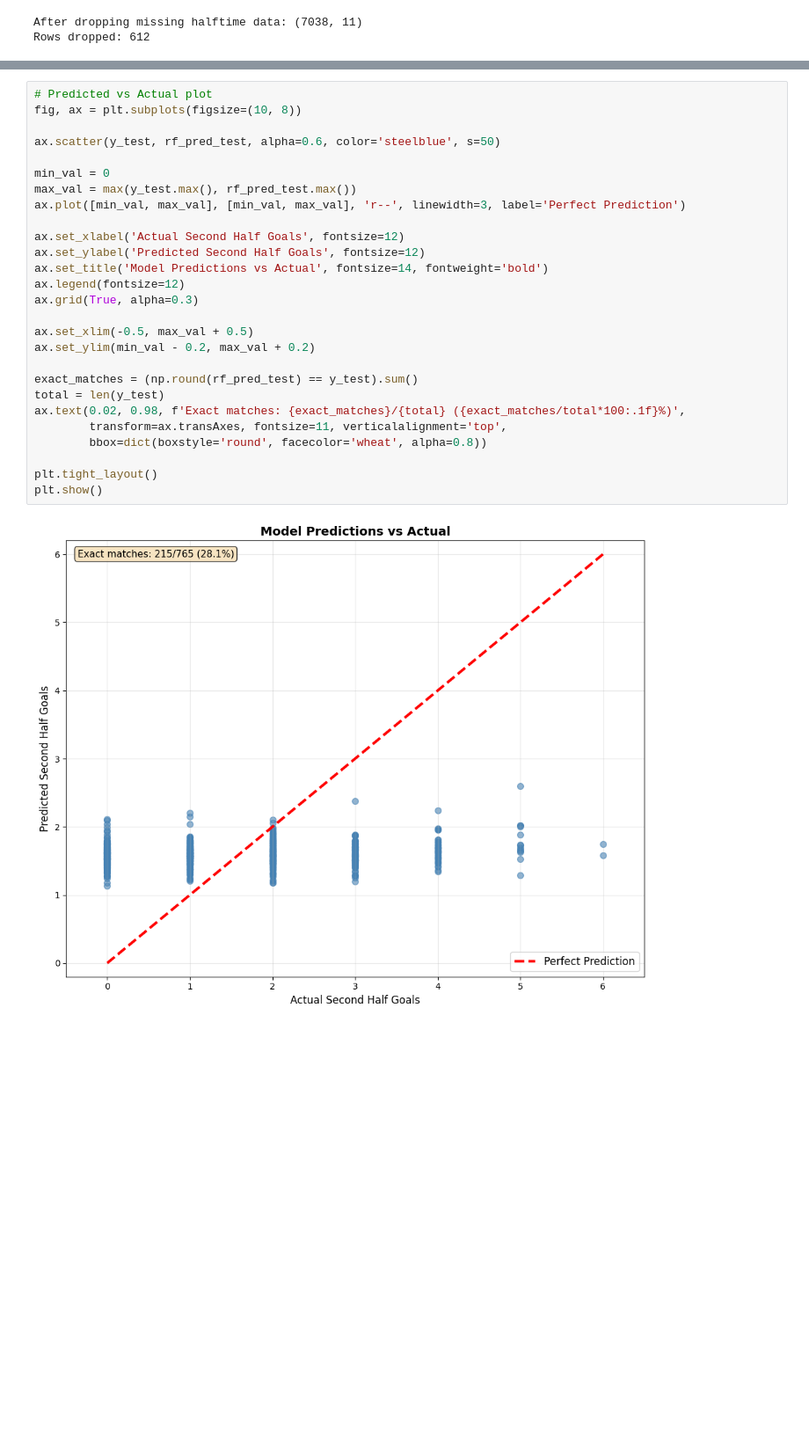
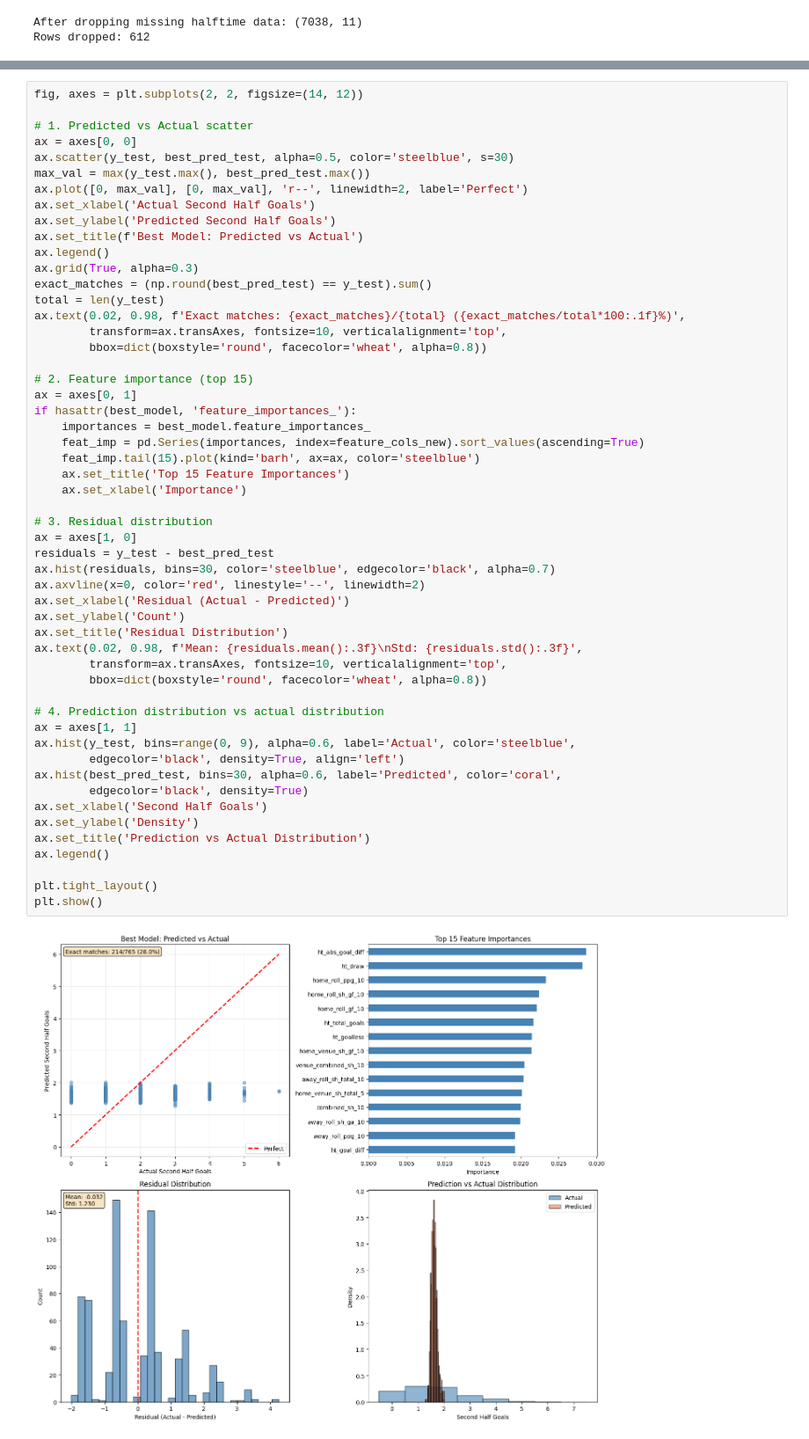
Before and after one commit to rjefsen/bundesliga, a Jupyter notebook: src/bundesliga.ipynb, the cells around one changed output, grey strips where cells are left out. Shown at 88% size. Saved outputs shown, nothing was run; the diff lists cells and outputs as text; blank space fills up the shorter version.

```diff
--- a/src/bundesliga.ipynb
+++ b/src/bundesliga.ipynb
@@ -349,32 +652,58 @@ MAE improvement: 1.4%
 # %%
-# Predicted vs Actual plot
-fig, ax = plt.subplots(figsize=(10, 8))
+fig, axes = plt.subplots(2, 2, figsize=(14, 12))
 
-ax.scatter(y_test, rf_pred_test, alpha=0.6, color='steelblue', s=50)
-
-min_val = 0
-max_val = max(y_test.max(), rf_pred_test.max())
-ax.plot([min_val, max_val], [min_val, max_val], 'r--', linewidth=3, label='Perfect Prediction')
-
-ax.set_xlabel('Actual Second Half Goals', fontsize=12)
-ax.set_ylabel('Predicted Second Half Goals', fontsize=12)
-ax.set_title('Model Predictions vs Actual', fontsize=14, fontweight='bold')
-ax.legend(fontsize=12)
+# 1. Predicted vs Actual scatter
+ax = axes[0, 0]
+ax.scatter(y_test, best_pred_test, alpha=0.5, color='steelblue', s=30)
+max_val = max(y_test.max(), best_pred_test.max())
+ax.plot([0, max_val], [0, max_val], 'r--', linewidth=2, label='Perfect')
+ax.set_xlabel('Actual Second Half Goals')
+ax.set_ylabel('Predicted Second Half Goals')
+ax.set_title(f'Best Model: Predicted vs Actual')
+ax.legend()
 ax.grid(True, alpha=0.3)
-
-ax.set_xlim(-0.5, max_val + 0.5)
-ax.set_ylim(min_val - 0.2, max_val + 0.2)
-
-exact_matches = (np.round(rf_pred_test) == y_test).sum()
+exact_matches = (np.round(best_pred_test) == y_test).sum()
 total = len(y_test)
 ax.text(0.02, 0.98, f'Exact matches: {exact_matches}/{total} ({exact_matches/total*100:.1f}%)',
-        transform=ax.transAxes, fontsize=11, verticalalignment='top',
+        transform=ax.transAxes, fontsize=10, verticalalignment='top',
         bbox=dict(boxstyle='round', facecolor='wheat', alpha=0.8))
+
+# 2. Feature importance (top 15)
+ax = axes[0, 1]
+if hasattr(best_model, 'feature_importances_'):
+    importances = best_model.feature_importances_
+    feat_imp = pd.Series(importances, index=feature_cols_new).sort_values(ascending=True)
+    feat_imp.tail(15).plot(kind='barh', ax=ax, color='steelblue')
+    ax.set_title('Top 15 Feature Importances')
+    ax.set_xlabel('Importance')
+
+# 3. Residual distribution
+ax = axes[1, 0]
+residuals = y_test - best_pred_test
+ax.hist(residuals, bins=30, color='steelblue', edgecolor='black', alpha=0.7)
+ax.axvline(x=0, color='red', linestyle='--', linewidth=2)
+ax.set_xlabel('Residual (Actual - Predicted)')
+ax.set_ylabel('Count')
+ax.set_title('Residual Distribution')
+ax.text(0.02, 0.98, f'Mean: {residuals.mean():.3f}\nStd: {residuals.std():.3f}',
+        transform=ax.transAxes, fontsize=10, verticalalignment='top',
+        bbox=dict(boxstyle='round', facecolor='wheat', alpha=0.8))
+
+# 4. Prediction distribution vs actual distribution
+ax = axes[1, 1]
+ax.hist(y_test, bins=range(0, 9), alpha=0.6, label='Actual', color='steelblue',
+        edgecolor='black', density=True, align='left')
+ax.hist(best_pred_test, bins=30, alpha=0.6, label='Predicted', color='coral',
+        edgecolor='black', density=True)
+ax.set_xlabel('Second Half Goals')
+ax.set_ylabel('Density')
+ax.set_title('Prediction vs Actual Distribution')
+ax.legend()
 
 plt.tight_layout()
 plt.show()
 # %% [output]
-[figure, old version]
+[figure, new version]
 # %% [markdown]
 ### Summary - Question 2: Total Goals Prediction
 
```
Also changed, not shown: parts of 7 cells of this notebook, 1 other file.
